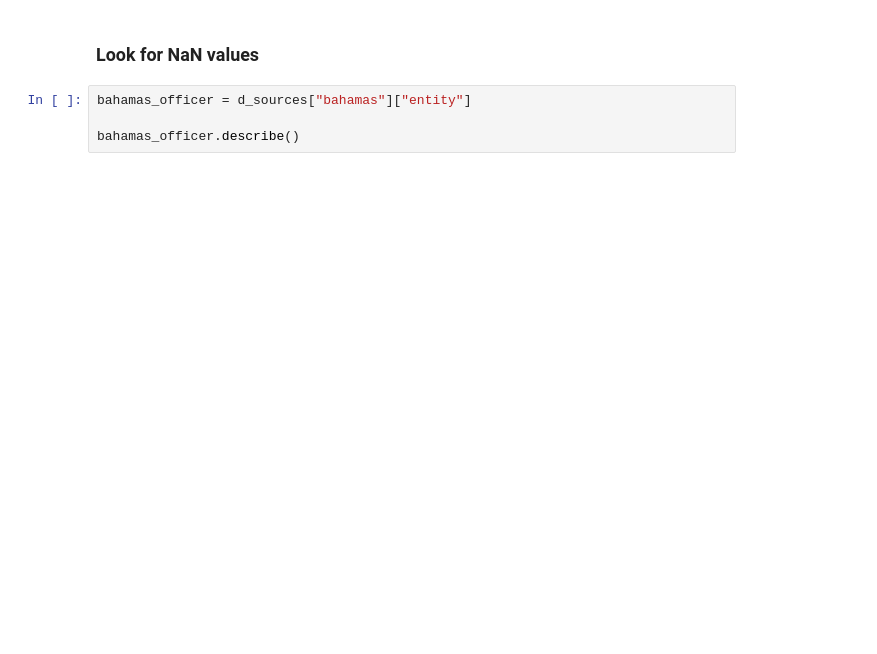
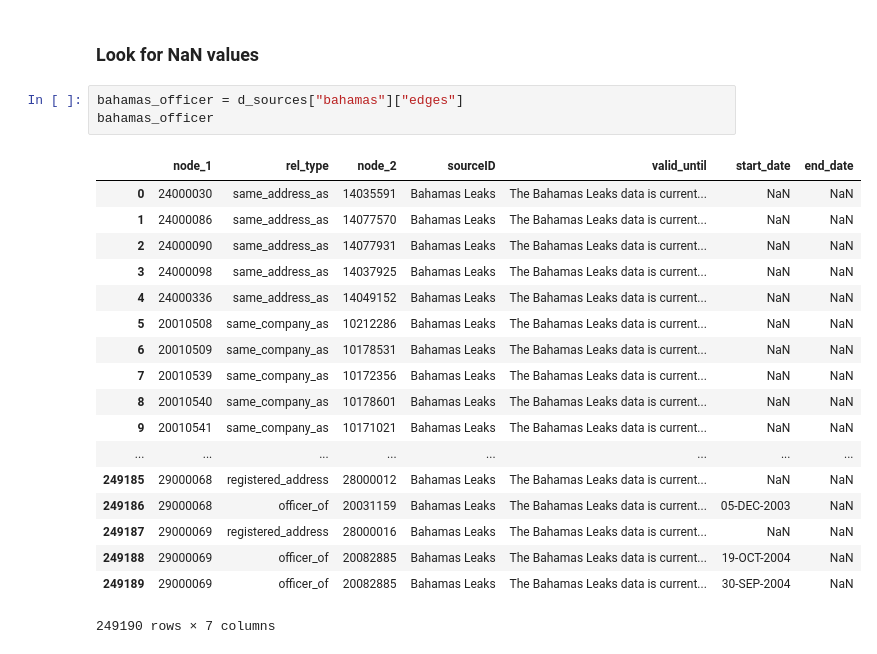
Before and after one commit to yymartin/ADA_Project_Cobra, a Jupyter notebook: Main.ipynb, the cells around one changed output. Cells and saved outputs as stored; diff of their text form; blank space fills up the shorter version.

Commit message:
Add edges

```diff
--- a/Main.ipynb
+++ b/Main.ipynb
@@ -151,9 +205,27 @@ merged_node_id.value_counts().max()
 # %% [markdown]
 ### Look for NaN values
 # %%
-bahamas_officer = d_sources["bahamas"]["entity"]
-
-bahamas_officer.describe()
+bahamas_officer = d_sources["bahamas"]["edges"]
+bahamas_officer
+# %% [output]
+|  | node_1 | rel_type | node_2 | sourceID | valid_until | start_date | end_date |
+| 0 | 24000030 | same_address_as | 14035591 | Bahamas Leaks | The Bahamas Leaks data is current... | NaN | NaN |
+| 1 | 24000086 | same_address_as | 14077570 | Bahamas Leaks | The Bahamas Leaks data is current... | NaN | NaN |
+| 2 | 24000090 | same_address_as | 14077931 | Bahamas Leaks | The Bahamas Leaks data is current... | NaN | NaN |
+| 3 | 24000098 | same_address_as | 14037925 | Bahamas Leaks | The Bahamas Leaks data is current... | NaN | NaN |
+| 4 | 24000336 | same_address_as | 14049152 | Bahamas Leaks | The Bahamas Leaks data is current... | NaN | NaN |
+| 5 | 20010508 | same_company_as | 10212286 | Bahamas Leaks | The Bahamas Leaks data is current... | NaN | NaN |
+| 6 | 20010509 | same_company_as | 10178531 | Bahamas Leaks | The Bahamas Leaks data is current... | NaN | NaN |
+| 7 | 20010539 | same_company_as | 10172356 | Bahamas Leaks | The Bahamas Leaks data is current... | NaN | NaN |
+| 8 | 20010540 | same_company_as | 10178601 | Bahamas Leaks | The Bahamas Leaks data is current... | NaN | NaN |
+| 9 | 20010541 | same_company_as | 10171021 | Bahamas Leaks | The Bahamas Leaks data is current... | NaN | NaN |
+| ... | ... | ... | ... | ... | ... | ... | ... |
+| 249185 | 29000068 | registered_address | 28000012 | Bahamas Leaks | The Bahamas Leaks data is current... | NaN | NaN |
+| 249186 | 29000068 | officer_of | 20031159 | Bahamas Leaks | The Bahamas Leaks data is current... | 05-DEC-2003 | NaN |
+| 249187 | 29000069 | registered_address | 28000016 | Bahamas Leaks | The Bahamas Leaks data is current... | NaN | NaN |
+| 249188 | 29000069 | officer_of | 20082885 | Bahamas Leaks | The Bahamas Leaks data is current... | 19-OCT-2004 | NaN |
+| 249189 | 29000069 | officer_of | 20082885 | Bahamas Leaks | The Bahamas Leaks data is current... | 30-SEP-2004 | NaN |
+249190 rows × 7 columns
 # %%
 d_clean = copy.deepcopy(d_sources)
 d_clean["bahamas"]['address'] = d_sources["bahamas"]['address'][['country_codes', 'node_id']]
```
Also changed, not shown: parts of 11 cells of this notebook.
